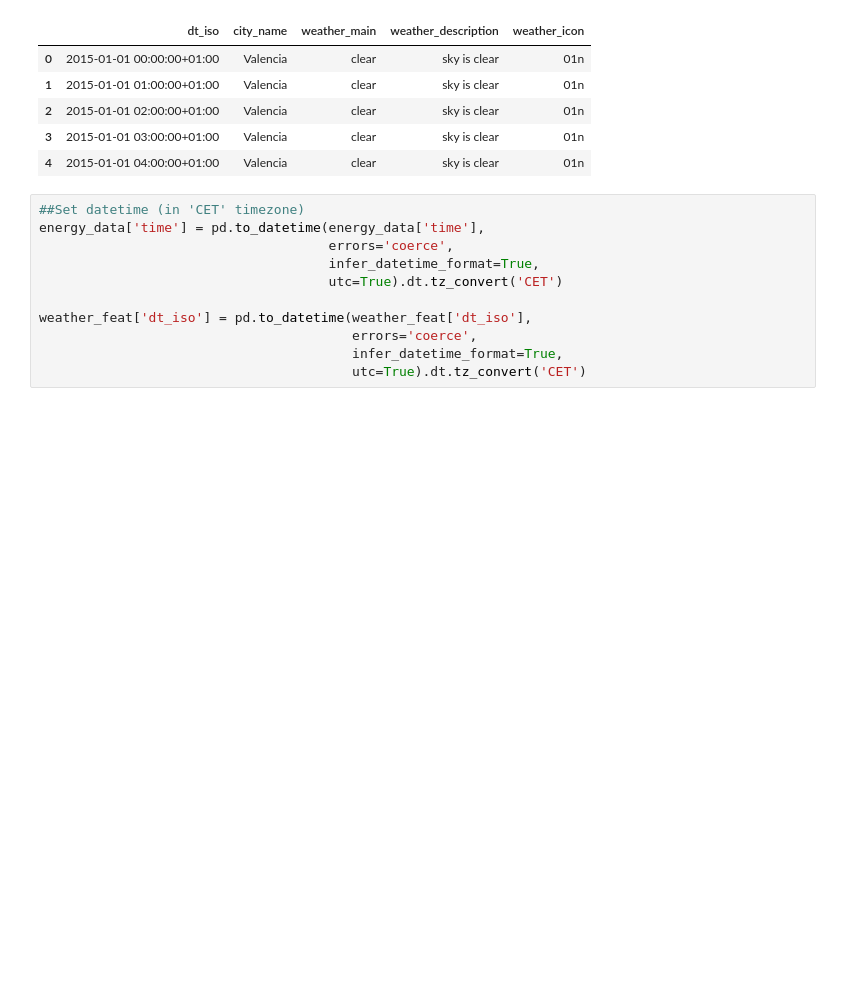
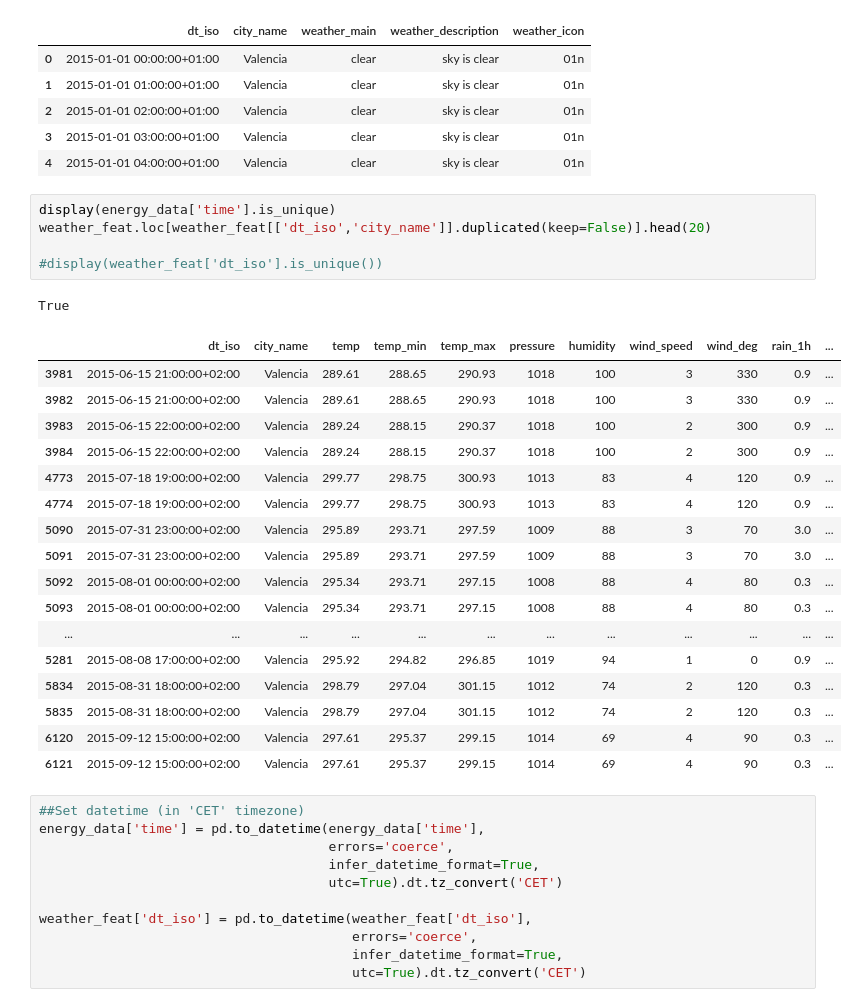
Before and after one commit to mendyhsu/Capstone, a Jupyter notebook: a_data_wrangling.ipynb, the cells around one changed output. Saved outputs shown, nothing was run; the diff lists cells and outputs as text; blank space fills up the shorter version.

```diff
--- a/a_data_wrangling.ipynb
+++ b/a_data_wrangling.ipynb
@@ -234,6 +274,30 @@ weather_feat.select_dtypes('object').head(5)
 | 2 | 2015-01-01 02:00:00+01:00 | Valencia | clear | sky is clear | 01n |
 | 3 | 2015-01-01 03:00:00+01:00 | Valencia | clear | sky is clear | 01n |
 | 4 | 2015-01-01 04:00:00+01:00 | Valencia | clear | sky is clear | 01n |
+# %%
+display(energy_data['time'].is_unique)
+weather_feat.loc[weather_feat[['dt_iso','city_name']].duplicated(keep=False)].head(20)
+
+#display(weather_feat['dt_iso'].is_unique())
+# %% [output]
+True
+|  | dt_iso | city_name | temp | temp_min | temp_max | pressure | humidity | wind_speed | wind_deg | rain_1h | ... |
+| 3981 | 2015-06-15 21:00:00+02:00 | Valencia | 289.61 | 288.65 | 290.93 | 1018 | 100 | 3 | 330 | 0.9 | ... |
+| 3982 | 2015-06-15 21:00:00+02:00 | Valencia | 289.61 | 288.65 | 290.93 | 1018 | 100 | 3 | 330 | 0.9 | ... |
+| 3983 | 2015-06-15 22:00:00+02:00 | Valencia | 289.24 | 288.15 | 290.37 | 1018 | 100 | 2 | 300 | 0.9 | ... |
+| 3984 | 2015-06-15 22:00:00+02:00 | Valencia | 289.24 | 288.15 | 290.37 | 1018 | 100 | 2 | 300 | 0.9 | ... |
+| 4773 | 2015-07-18 19:00:00+02:00 | Valencia | 299.77 | 298.75 | 300.93 | 1013 | 83 | 4 | 120 | 0.9 | ... |
+| 4774 | 2015-07-18 19:00:00+02:00 | Valencia | 299.77 | 298.75 | 300.93 | 1013 | 83 | 4 | 120 | 0.9 | ... |
+| 5090 | 2015-07-31 23:00:00+02:00 | Valencia | 295.89 | 293.71 | 297.59 | 1009 | 88 | 3 | 70 | 3.0 | ... |
+| 5091 | 2015-07-31 23:00:00+02:00 | Valencia | 295.89 | 293.71 | 297.59 | 1009 | 88 | 3 | 70 | 3.0 | ... |
+| 5092 | 2015-08-01 00:00:00+02:00 | Valencia | 295.34 | 293.71 | 297.15 | 1008 | 88 | 4 | 80 | 0.3 | ... |
+| 5093 | 2015-08-01 00:00:00+02:00 | Valencia | 295.34 | 293.71 | 297.15 | 1008 | 88 | 4 | 80 | 0.3 | ... |
+| ... | ... | ... | ... | ... | ... | ... | ... | ... | ... | ... | ... |
+| 5281 | 2015-08-08 17:00:00+02:00 | Valencia | 295.92 | 294.82 | 296.85 | 1019 | 94 | 1 | 0 | 0.9 | ... |
+| 5834 | 2015-08-31 18:00:00+02:00 | Valencia | 298.79 | 297.04 | 301.15 | 1012 | 74 | 2 | 120 | 0.3 | ... |
+| 5835 | 2015-08-31 18:00:00+02:00 | Valencia | 298.79 | 297.04 | 301.15 | 1012 | 74 | 2 | 120 | 0.3 | ... |
+| 6120 | 2015-09-12 15:00:00+02:00 | Valencia | 297.61 | 295.37 | 299.15 | 1014 | 69 | 4 | 90 | 0.3 | ... |
+| 6121 | 2015-09-12 15:00:00+02:00 | Valencia | 297.61 | 295.37 | 299.15 | 1014 | 69 | 4 | 90 | 0.3 | ... |
 # %%
 ##Set datetime (in 'CET' timezone)
 energy_data['time'] = pd.to_datetime(energy_data['time'],
```
Also changed, not shown: parts of 16 cells of this notebook, 2 other files.
